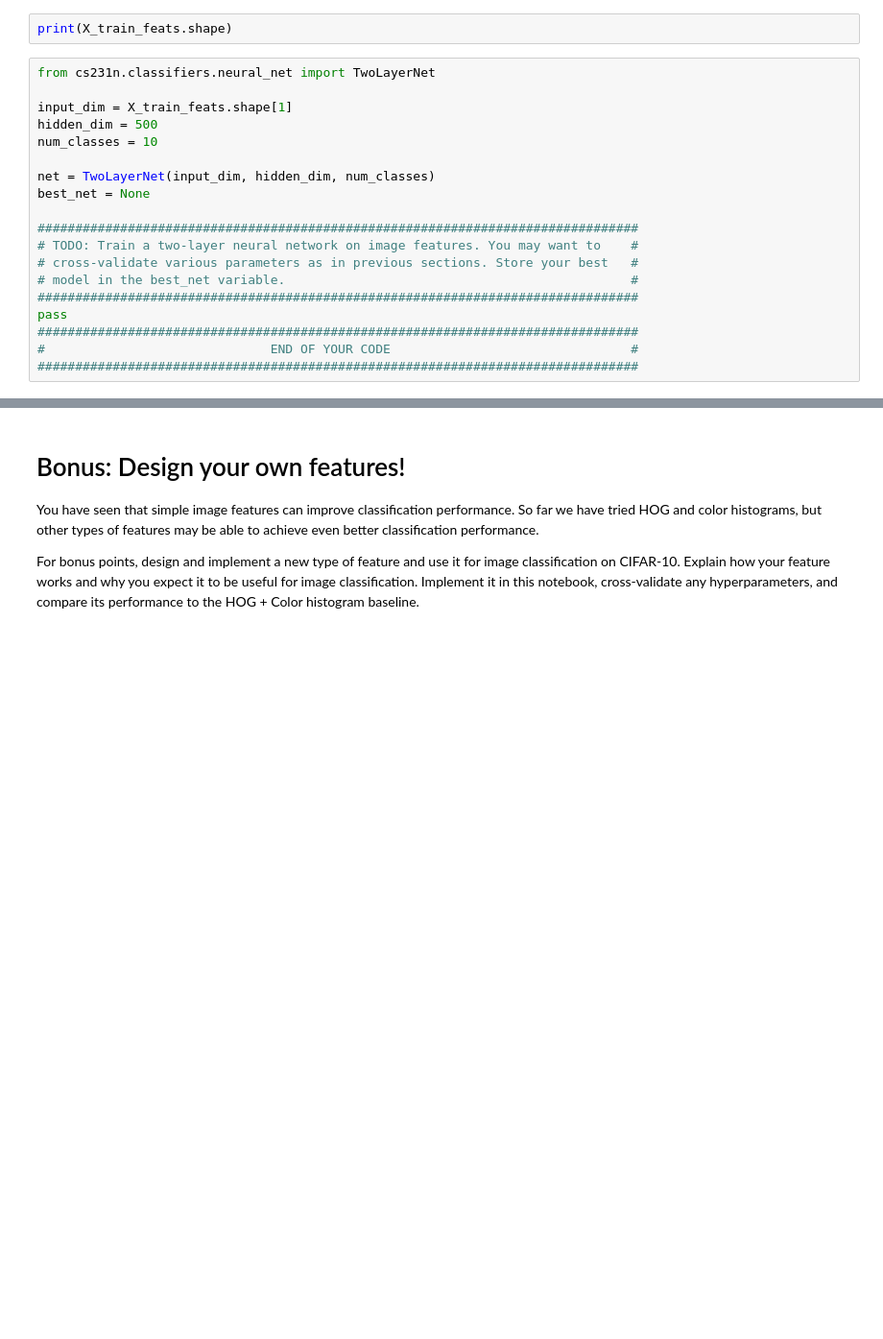
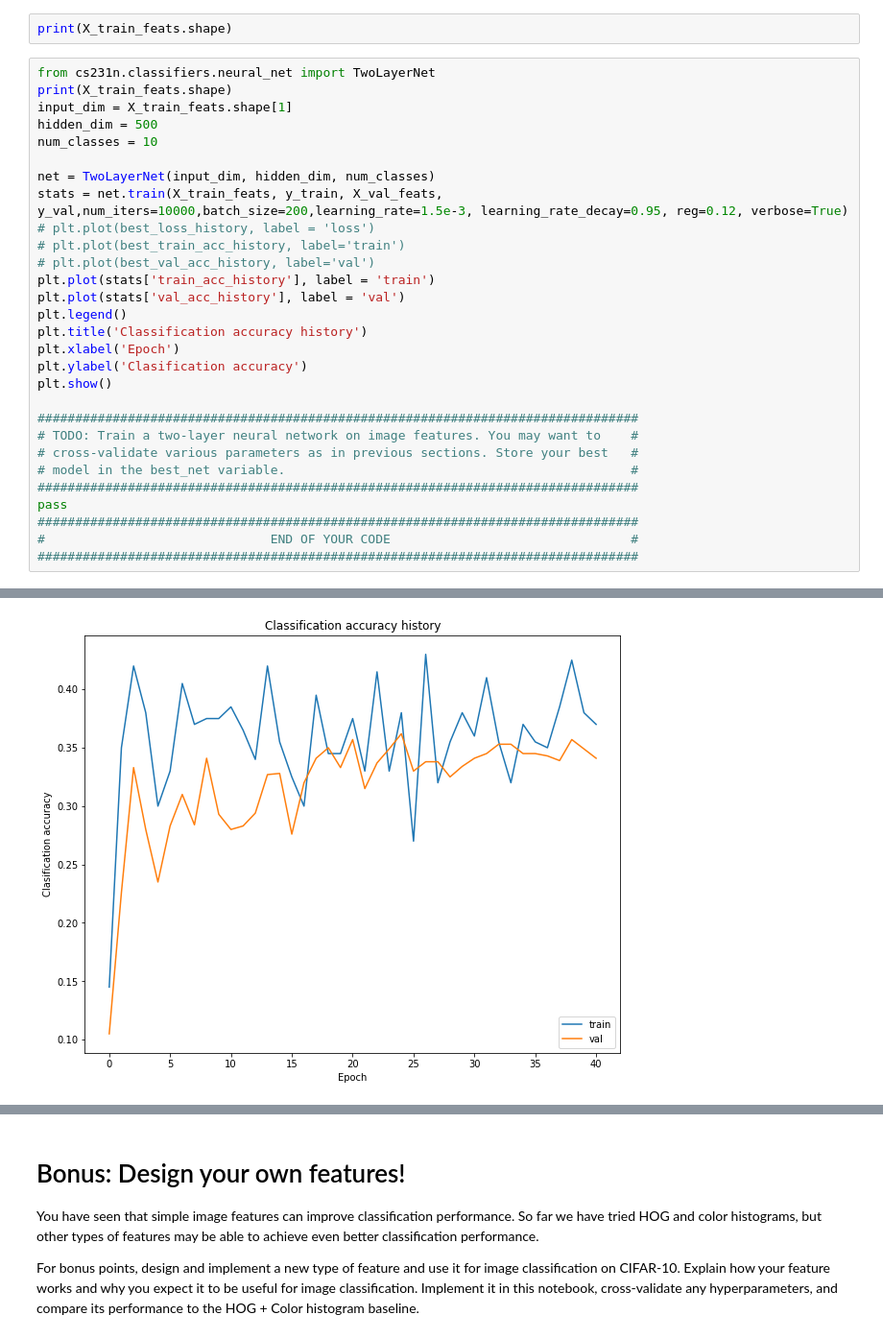
Before and after one commit to loggerJK/cs231n, a Jupyter notebook: assignment1/features.ipynb, the cells around one changed output, grey strips where cells are left out. Shown: that part at 96% size. Saved outputs shown, nothing was run; the diff lists cells and outputs as text; blank space fills up the shorter version.

```diff
--- a/assignment1/features.ipynb
+++ b/assignment1/features.ipynb
@@ -188,13 +213,23 @@ For completeness, we should also try training a neural network on image features
 print(X_train_feats.shape)
 # %%
 from cs231n.classifiers.neural_net import TwoLayerNet
-
+print(X_train_feats.shape)
 input_dim = X_train_feats.shape[1]
 hidden_dim = 500
 num_classes = 10
 
 net = TwoLayerNet(input_dim, hidden_dim, num_classes)
-best_net = None
+stats = net.train(X_train_feats, y_train, X_val_feats, y_val,num_iters=10000,batch_size=200,learning_rate=1.5e-3, learning_rate_decay=0.95, reg=0.12, verbose=True)
+# plt.plot(best_loss_history, label = 'loss')
+# plt.plot(best_train_acc_history, label='train')
+# plt.plot(best_val_acc_history, label='val')
+plt.plot(stats['train_acc_history'], label = 'train')
+plt.plot(stats['val_acc_history'], label = 'val')
+plt.legend()
+plt.title('Classification accuracy history')
+plt.xlabel('Epoch')
+plt.ylabel('Clasification accuracy')
+plt.show()
 
 ################################################################################
 # TODO: Train a two-layer neural network on image features. You may want to    #
@@ -205,3 +240,4 @@ pass
 ################################################################################
 #                              END OF YOUR CODE                                #
 ################################################################################
+# %% [output]
@@ -208,3 +261,4 @@ pass
+[figure, added]
 # %%
 # Run your neural net classifier on the test set. You should be able to
 # get more than 55% accuracy.
```
Also changed, not shown: parts of 7 cells of this notebook, 1 other file.
